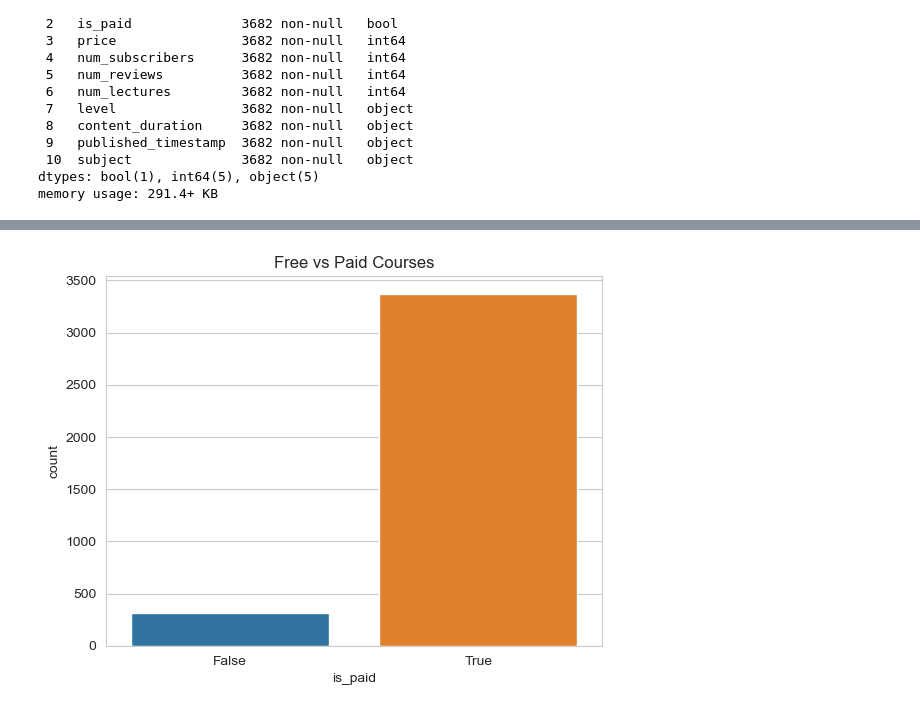
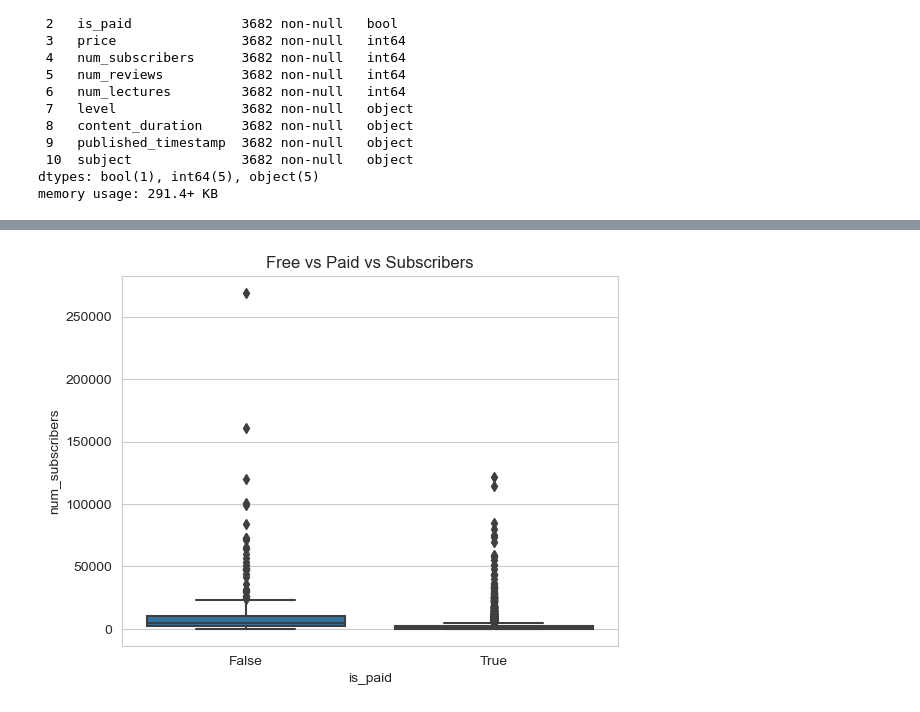
Before and after one commit to AfraBinteAzad/Udemy-Course-Data-Analysis, a Jupyter notebook: code.ipynb, the cells around one changed output, grey strips where cells are left out. Saved outputs shown, nothing was run; the diff lists cells and outputs as text; code cells hidden in the pictures.

```diff
--- a/code.ipynb
+++ b/code.ipynb
@@ -87,10 +93,10 @@ df.head()
 | 2 | 1193886 | #12 Hand Coordination: Let your H... | True | 75 | 482 | 1 | 47 | Intermediate Level | ... |
 | 3 | 1116700 | #4 Piano Hand Coordination: Fun P... | True | 75 | 850 | 3 | 43 | Intermediate Level | ... |
 | 4 | 1120410 | #5 Piano Hand Coordination: Piano... | True | 75 | 940 | 3 | 32 | Intermediate Level | ... |
-# %%
-df['price'] = pd.to_numeric(
-    df['price'].replace('Free', '0').str.replace('$', '', regex=False)
-)
+# %%
+df['price'] = df['price'].replace('Free', '0')
+df['price'] = df['price'].str.replace('$', '', regex=False)
+df['price'] = pd.to_numeric(df['price'])
 # %%
 df.info()
 # %% [output]
@@ -177,6 +187,6 @@ memory usage: 348.9+ KB
 # %%
-sns.countplot(x='is_paid',data=df)
-plt.title("Free vs Paid Courses")
+sns.boxplot(x='is_paid', y='num_subscribers', data=df)
+plt.title("Free vs Paid vs Subscribers")
 plt.show()
 # %% [output]
-[figure, old version]
+[figure, new version]
```
Also changed, not shown: parts of 25 cells of this notebook, 16 other files.
